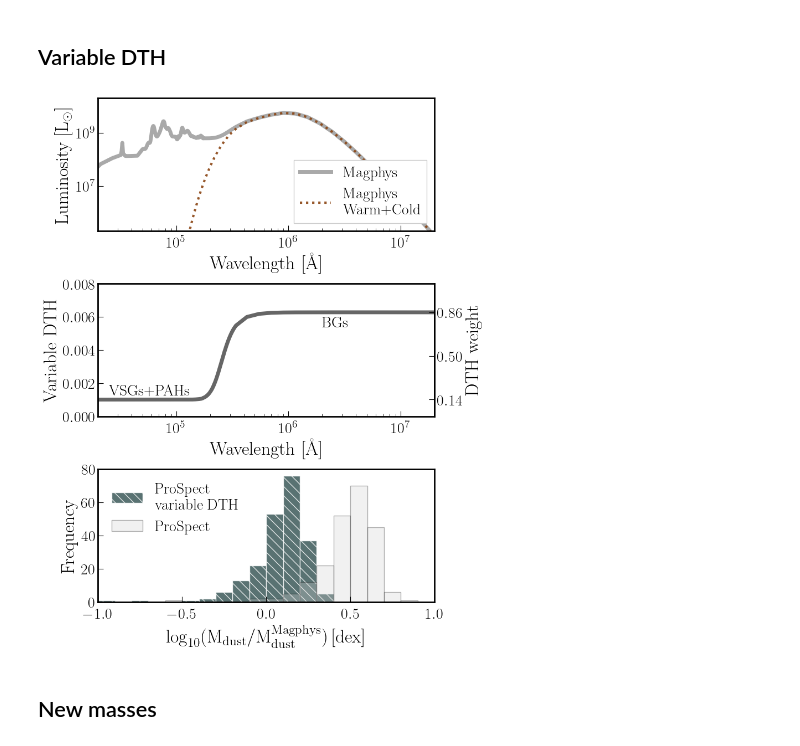
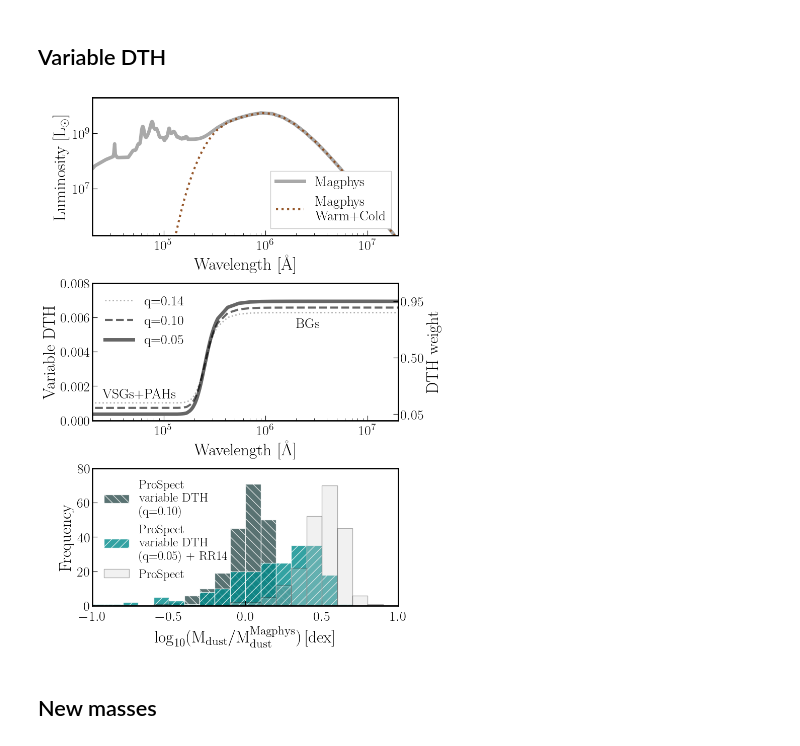
Before and after one commit to JordanDSilva/dust-mass-density, a Jupyter notebook: scripts/makeSomePlots.ipynb, the cells around one changed output. Drawn from its saved outputs; the diff is of its cells as text; code cells hidden in the pictures.

```diff
--- a/scripts/makeSomePlots.ipynb
+++ b/scripts/makeSomePlots.ipynb
@@ -170,6 +170,19 @@ divide_by = 1.0 ## Might as well just show the 'corrected' masses as per the PAH
 for i in range(ax.shape[0]):
     for j in range(ax.shape[1]):
 
+        ## Completness limits ?
+        ax[i,j].axvline(
+            10**min(dmf[count]["x"][dmf[count]["WHICH"] == 2]),
+            color = "tab:purple",
+            ls = "--",
+            alpha = 0.5
+        )
+        ax[i,j]. axvline(
+            10**min(dmf[count]["x"][dmf[count]["WHICH"] == 1]),
+            color = "tab:blue",
+            ls = "--",
+            alpha = 0.5
+        )
         gama_handles = ax[i,j].scatter(
             10**dmf_GAMA[count]["x"]/divide_by,
             dmf_GAMA[count]["phi"]*LSSCorrection['LSS'][count],
@@ -394,7 +407,7 @@ for i in range(ax.shape[0]):
         ax[i,j].set_xscale("log")
         ax[i,j].set_yscale("log")
 
-        ax[i,j].set_xlim([10**4.5, 10**11.5])
+        ax[i,j].set_xlim([10**3.5, 10**11.5])
         ax[i,j].set_ylim([1e-8, 1.0])
 
         ax[i,j].set_xticks([10**5.0, 10**7.0, 10**9.0, 10**11.0])
@@ -790,7 +803,7 @@ plt.plot(np.linspace(6,15,100), np.linspace(6,15,100))
 ## Variable DTH
 # %%
 # fig, ax = plt.subplots(3, 1, figsize = (7,6), sharex=True, constrained_layout = True)
-fig = plt.figure(figsize = (8,10), constrained_layout = True)
+fig = plt.figure(figsize = (8,11), constrained_layout = True)
 
 ax1 = fig.add_subplot(3,1,1)
 ax2 = fig.add_subplot(3,1,2, sharex = ax1)
@@ -812,9 +825,28 @@ ax[0].plot(
 ax[1].plot(
     DTHWeight["wave"],
     0.0073 * (DTHWeight["weight"] * (0.86 - 0.14) + 0.14),
+    color = "grey",
+    ls = ":",
+    lw = 2,
+    alpha = 0.6,
+    label = "q=0.14"
+)
+ax[1].plot(
+    DTHWeight["wave"],
+    0.0073 * (DTHWeight["weight"] * (0.90 - 0.10) + 0.10),
+    color = "black",
+    ls = "--",
+    lw = 3,
+    alpha = 0.6,
+    label = "q=0.10"
+)
+ax[1].plot(
+    DTHWeight["wave"],
+    0.0073 * (DTHWeight["weight"] * (0.95 - 0.05) + 0.05),
     color = "black",
     lw = 5,
-    alpha = 0.6
+    alpha = 0.6,
+    label = "q=0.05"
 )
 # ax[1].axhline(0.0073, ls = ":", lw = 3)
 ax[1].text(2.5e4, 0.0013, "VSGs+PAHs", color = "black", fontsize = 20)
@@ -829,40 +861,56 @@ ax[0].set_ylim([2e5, 2e10])
 ax[0].set_ylabel("Luminosity $[\\mathrm{L_{\\odot}}]$")
 ax[0].set_xlabel("Wavelength [Å]")
 
+ax[1].legend(frameon = False, fancybox = False, fontsize = 20, ncol = 1, loc = "upper left", facecolor = "white", framealpha = 1.0)
 ax[1].set_ylim([0,0.008])
 secax = ax[1].secondary_yaxis('right', functions = (lambda x: x/0.0073,lambda x: 0.0073*x))
 secax.set_ylabel("DTH weight")
-secax.set_yticks([0.14, 0.5, 0.86])
+secax.set_yticks([0.05, 0.5, 0.95])
 ax[1].set_ylabel("Variable DTH")
 ax[1].set_xlabel("Wavelength [Å]")
 # ax[0].set_xticklabels([])
 # plt.setp(ax[0].get_xticklabels(), visible=False)
 
+# ax[2].hist(
+#     np.log10(FinalSample["NewDustMassq10Q50"]) - np.log10(FinalSample["MdustMagphys"]),
+#     edgecolor = "white", facecolor = "darkslategrey", hatch = "\\\\", alpha = 0.8, bins = np.arange(-1, 1, 0.1),
+#     label = "ProSpect \n variable DTH"
+# )
+# ax[2].hist(
+#     np.log10(FinalSample["NewDustMassq14Q50"]) - np.log10(FinalSample["MdustMagphys"]),
+#     edgecolor = "white", facecolor = "grey", hatch = "\\\\", alpha = 0.8, bins = np.arange(-1, 1, 0.1),
+#     label = "ProSpect \n variable DTH"
+# )
 ax[2].hist(
-    np.log10(FinalSample["NewDustMassQ50"]) - np.log10(FinalSample["MdustMagphys"]),
+    np.log10(FinalSample["NewDustMassq10Q50"]) - np.log10(FinalSample["MdustMagphys"]),
     edgecolor = "white", facecolor = "darkslategrey", hatch = "\\\\", alpha = 0.8, bins = np.arange(-1, 1, 0.1),
-    label = "ProSpect \n variable DTH"
+    label = "ProSpect \n variable DTH \n (q=0.10)"
+)
+ax[2].hist(
+    np.log10(FinalSample["NewDustMassq05RR14Q50"]) - np.log10(FinalSample["MdustMagphys"]),
+    edgecolor = "white", facecolor = "darkcyan", hatch = "//", alpha = 0.8, bins = np.arange(-1, 1, 0.1),
+    label = "ProSpect \n variable DTH \n (q=0.05) + RR14"
 )
 ax[2].hist(
     np.log10(FinalSample["MdustProSpect"]) - np.log10(FinalSample["MdustMagphys"]),
     edgecolor = "black", facecolor = "lightgrey", alpha = 0.3, bins = np.arange(-1, 1, 0.1),
     label = "ProSpect"
 )
 # ax.hist(
 #     np.log10(FinalSample["greybodyMdust"] * 1.1 * FinalSample["LdustProSpect"]/10**FinalSample["greybodyLdust"]) - np.log10(FinalSample["MdustMagphys"]),
 #     facecolor = "tab:orange", edgecolor = "black", alpha = 0.4, bins = np.arange(-1, 1, 0.1),
 #     label = "Scaled up \n grey body"
 # )
 
-ax[2].legend(frameon = False, fontsize = 20, loc = "upper left")
+ax[2].legend(frameon = False, fontsize = 18, loc = "upper left")
 ax[2].set_xlim(-1.0, 1.0)
 ax[2].set_ylim([0,80])
 ax[2].set_xlabel(r"$\mathrm{\log_{10}(M_{dust}/M_{dust}^{Magphys}) \, [dex]}$")
 ax[2].set_ylabel(r"Frequency")
 
 fig.savefig(main_dir + "plots/variable_DTH.pdf", bbox_inches = "tight", dpi = 240)
 # %% [output]
-[figure, old version]
+[figure, new version]
 # %% [markdown]
 ## New masses
 # %%
```
Also changed, not shown: parts of 24 cells of this notebook, 6 other files.
